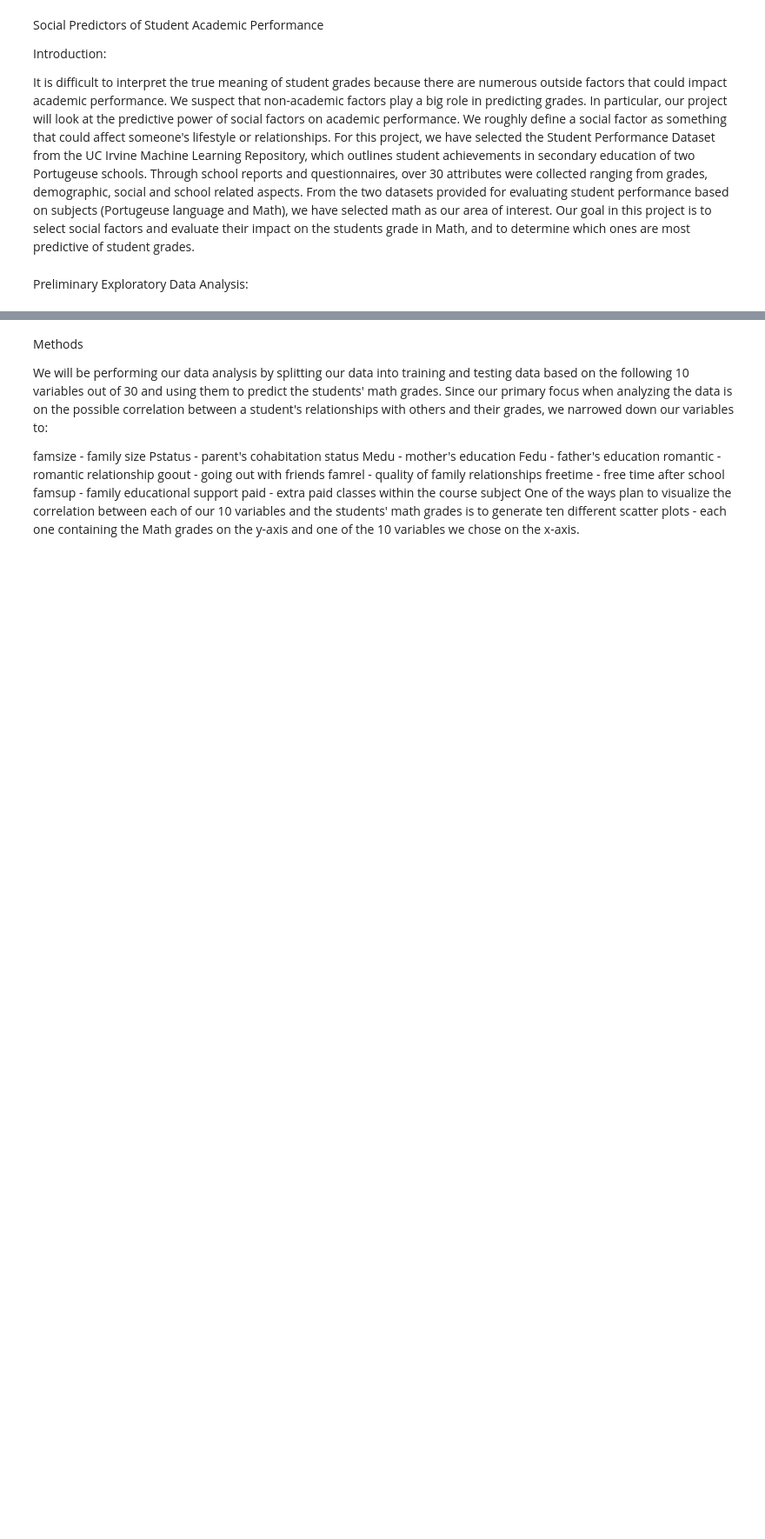
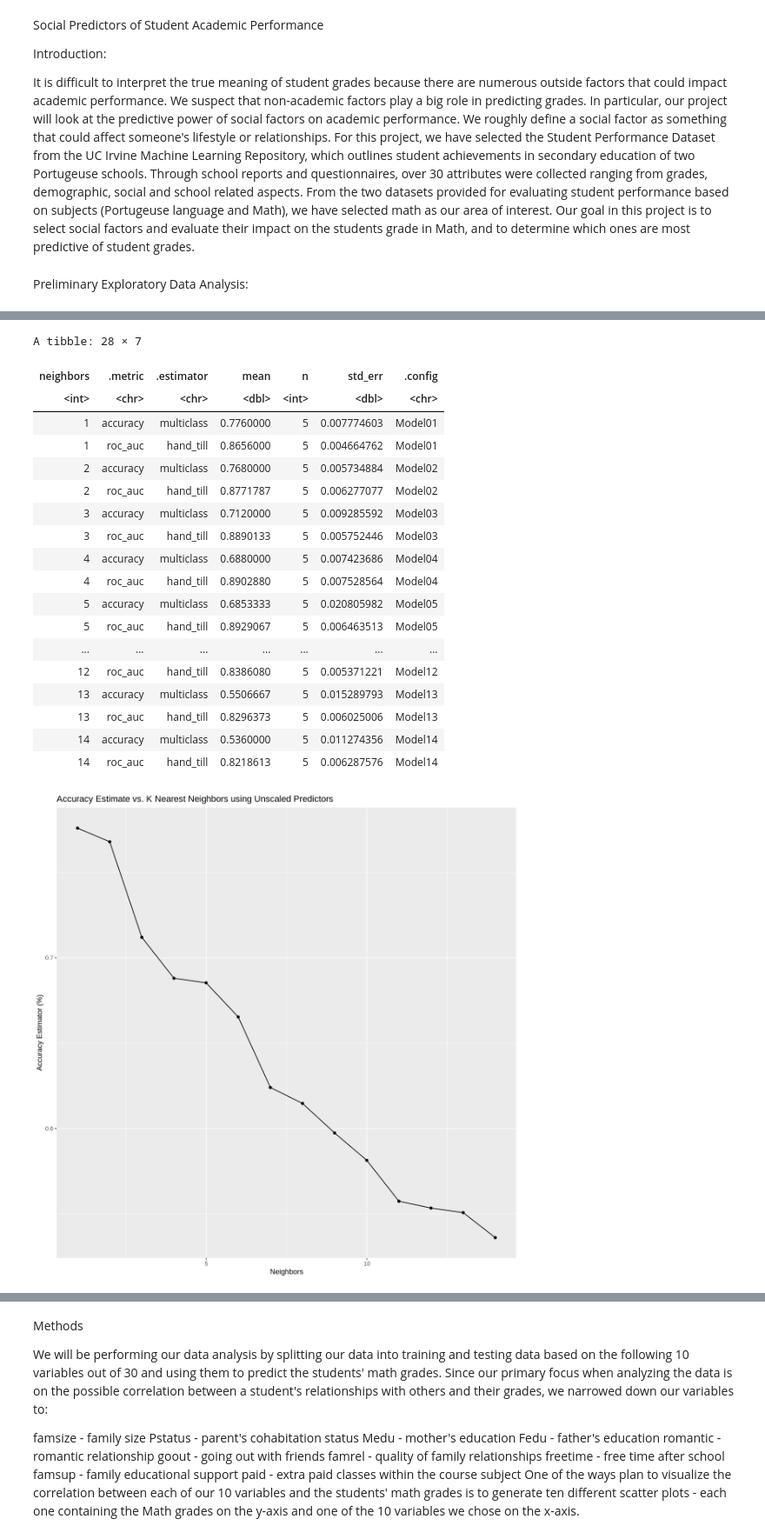
Before and after one commit to nishant-sr/StudentGrades_Project, a Jupyter notebook: proposal.ipynb, the cells around one changed output, grey strips where cells are left out. Shown at 87% size. Drawn from its saved outputs; the diff is of its cells as text; code cells hidden in the pictures; blank space fills up the shorter version.

```diff
--- a/proposal.ipynb
+++ b/proposal.ipynb
@@ -285,0 +276,46 @@ ERROR: Error: All of the models failed. See the .notes column.
+# %%
+# Workflow using unscaled predictors
+
+# create recipe
+grades_recipe_unscaled <- recipe(grade_category ~., data = grades_train_predictors)
+
+#obtain accuracy estimates based on 20 different values of k
+grade_results_unscaled <- workflow() %>%
+  add_recipe(grades_recipe_unscaled) %>%
+  add_model(grades_knn_spec) %>%
+  tune_grid(resamples = grades_vfold, grid = 20) %>% # grid = 10 indicates tuning should try 10 values for K
+  collect_metrics()
+grade_results_unscaled
+
+# create plot of accuracy estimate vs. k nearest neighbors for unscaled data
+grade_results_accuracies_plot_unscaled <- grade_results_unscaled %>%
+    filter(.metric == "accuracy") %>%
+    ggplot(aes(x = neighbors, y = mean)) +
+    geom_line() +
+    geom_point() +
+    labs(x = "Neighbors", y = "Accuracy Estimator (%)") +
+    ggtitle("Accuracy Estimate vs. K Nearest Neighbors using Unscaled Predictors")
+
+# print out plot
+grade_results_accuracies_plot_unscaled
+# %% [output]
+A tibble: 28 × 7
+| neighbors | .metric | .estimator | mean | n | std_err | .config |
+| <int> | <chr> | <chr> | <dbl> | <int> | <dbl> | <chr> |
+| 1 | accuracy | multiclass | 0.7760000 | 5 | 0.007774603 | Model01 |
+| 1 | roc_auc | hand_till | 0.8656000 | 5 | 0.004664762 | Model01 |
+| 2 | accuracy | multiclass | 0.7680000 | 5 | 0.005734884 | Model02 |
+| 2 | roc_auc | hand_till | 0.8771787 | 5 | 0.006277077 | Model02 |
+| 3 | accuracy | multiclass | 0.7120000 | 5 | 0.009285592 | Model03 |
+| 3 | roc_auc | hand_till | 0.8890133 | 5 | 0.005752446 | Model03 |
+| 4 | accuracy | multiclass | 0.6880000 | 5 | 0.007423686 | Model04 |
+| 4 | roc_auc | hand_till | 0.8902880 | 5 | 0.007528564 | Model04 |
+| 5 | accuracy | multiclass | 0.6853333 | 5 | 0.020805982 | Model05 |
+| 5 | roc_auc | hand_till | 0.8929067 | 5 | 0.006463513 | Model05 |
+| ... | ... | ... | ... | ... | ... | ... |
+| 12 | roc_auc | hand_till | 0.8386080 | 5 | 0.005371221 | Model12 |
+| 13 | accuracy | multiclass | 0.5506667 | 5 | 0.015289793 | Model13 |
+| 13 | roc_auc | hand_till | 0.8296373 | 5 | 0.006025006 | Model13 |
+| 14 | accuracy | multiclass | 0.5360000 | 5 | 0.011274356 | Model14 |
+| 14 | roc_auc | hand_till | 0.8218613 | 5 | 0.006287576 | Model14 |
+[figure, added]
```
Also changed, not shown: parts of 6 cells of this notebook.
